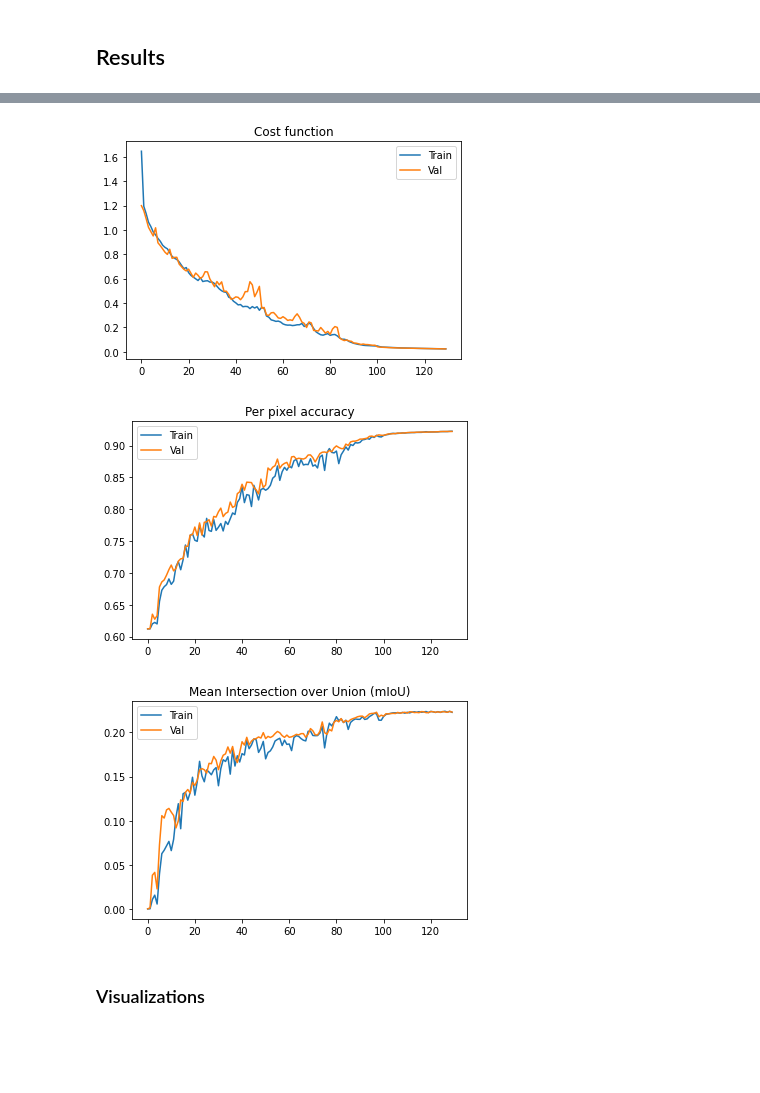
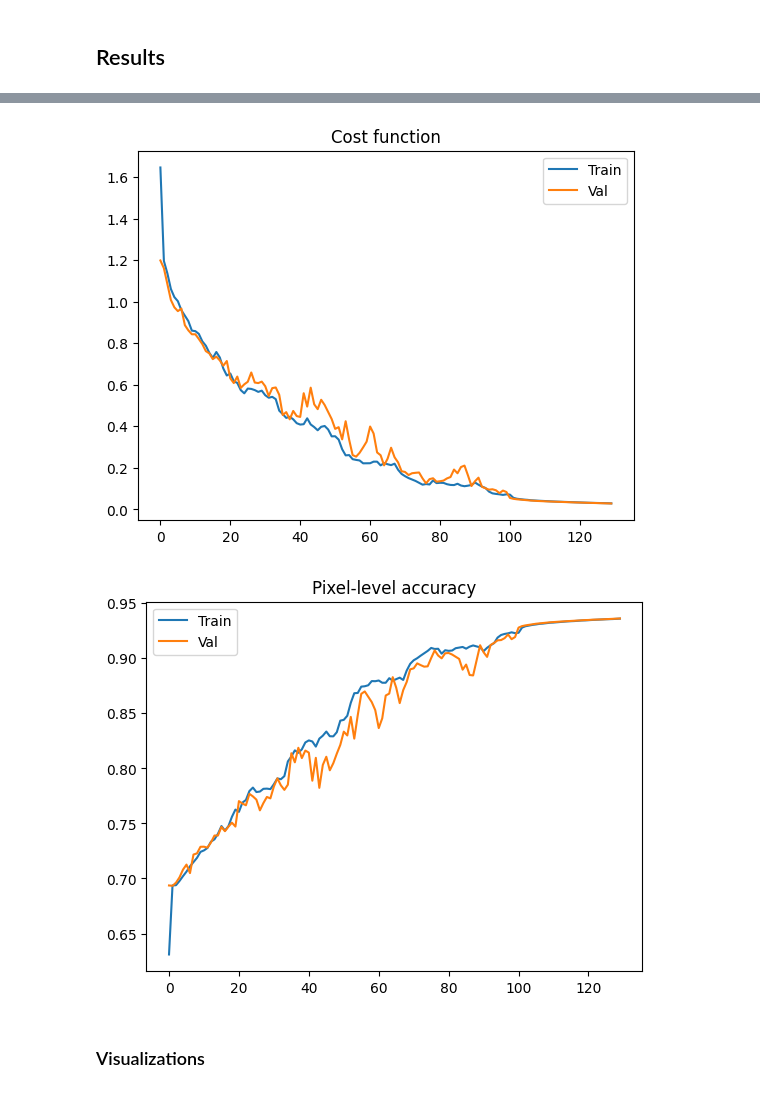
Before and after one commit to Jolloniego/paper-implementations, a Jupyter notebook: notebooks/FCNet_Segmentation.ipynb, the cells around one changed output, grey strips where cells are left out. Saved outputs shown, nothing was run; the diff lists cells and outputs as text; code cells hidden in the pictures; blank space fills up the shorter version.

Commit message:
Update Segmentation notebooks

```diff
--- a/notebooks/FCNet_Segmentation.ipynb
+++ b/notebooks/FCNet_Segmentation.ipynb
@@ -210,3 +189,11 @@ def mean_IoU(preds, labels):
+# %%
+def pixel_accuracy(preds, label):
+    probs = torch.log_softmax(preds, dim=1)
+    predictions = torch.argmax(probs, dim=1)
+    corrects = (predictions == label).float()
+    acc = corrects.sum() / corrects.numel()
+
+    return acc.cpu()
 # %%
 def train_epoch(
     model,
@@ -265,28 +253,31 @@ def segmentation_train(
 ):
     train_loss_hist = []
     train_acc_hist = []
-    train_iou_hist = []
     val_loss_hist = []
     val_acc_hist = []
-    val_iou_hist = []
+
+    best_model_weights = None
+    best_val_acc = 0
 
     loss_function = nn.CrossEntropyLoss(ignore_index=255).to(device)
 
     for epoch in range(epochs):
         start = time.time()
-        train_loss, train_acc, train_iou = train_epoch(
+        train_loss, train_acc = train_epoch(
             model, optimizer, train_dataloader, loss_function
         )
         train_loss_hist.append(train_loss)
         train_acc_hist.append(train_acc)
-        train_iou_hist.append(train_iou)
 
-        val_loss, val_acc, val_iou = test_epoch(
+        val_loss, val_acc = test_epoch(
             model, optimizer, train_dataloader, loss_function
         )
         val_loss_hist.append(val_loss)
         val_acc_hist.append(val_acc)
-        val_iou_hist.append(val_iou)
+
+        if val_acc > best_val_acc:
+          best_val_acc = val_acc
+          best_model_weights = model.state_dict().copy()
 
         lr_scheduler.step()
 
@@ -294,19 +285,18 @@ def segmentation_train(
             f"Epoch {epoch + 1} | "
             f"Train Loss {train_loss:.6f} | "
             f"Train pixel accuracy {train_acc:.2f} | "
-            f"Train mIoU {train_iou:.3f} | "
             f"Val Loss {val_loss:.6f} | "
             f"Validation pixel accuracy {val_acc:.2f} | "
-            f"Validation mIoU {val_iou:.3f} | "
             f"Time {time.time() - start:.2f} sec"
         )
+
+    model.load_state_dict(best_model_weights)
+
     return (
         train_loss_hist,
         val_loss_hist,
         train_acc_hist,
         val_acc_hist,
-        train_iou_hist,
-        val_iou_hist,
     )
 # %% [markdown]
 ## Results
@@ -328,7 +316,7 @@ Downloading: "https://download.pytorch.org/models/vgg16-397923af.pth" to /root/.
 # %%
 N_EPOCHS = 130
 
-train_losses, val_losses, train_acc, val_acc, train_iou, val_iou = segmentation_train(
+train_losses, val_losses, train_acc, val_acc = segmentation_train(
     fcn_model, net_optimizer, scheduler, train_dataloader, val_dataloader, epochs=N_EPOCHS
 )
 # %% [output]
@@ -352,25 +340,18 @@ Epoch 130 | Train Loss 0.023891 | Train pixel accuracy 0.92 | Train mIoU 0.223 |
 # %%
 plt.plot(range(N_EPOCHS), train_losses, label="Train")
 plt.plot(range(N_EPOCHS), val_losses, label="Val")
 plt.legend()
 plt.title("Cost function")
 plt.show()
 
 plt.plot(range(N_EPOCHS), train_acc, label="Train")
 plt.plot(range(N_EPOCHS), val_acc, label="Val")
 plt.legend()
-plt.title("Per pixel accuracy")
+plt.title("Pixel-level accuracy")
 plt.show()
-
-plt.plot(range(N_EPOCHS), train_iou, label="Train")
-plt.plot(range(N_EPOCHS), val_iou, label="Val")
-plt.legend()
-plt.title("Mean Intersection over Union (mIoU)")
-plt.show()
 # %% [output]
-[figure, old version]
+[figure, new version]
-[figure, old version]
+[figure, new version]
-[figure, removed]
 # %% [markdown]
 ### Visualizations
 # %%
```
Also changed, not shown: parts of 6 cells of this notebook, 1 other file.
